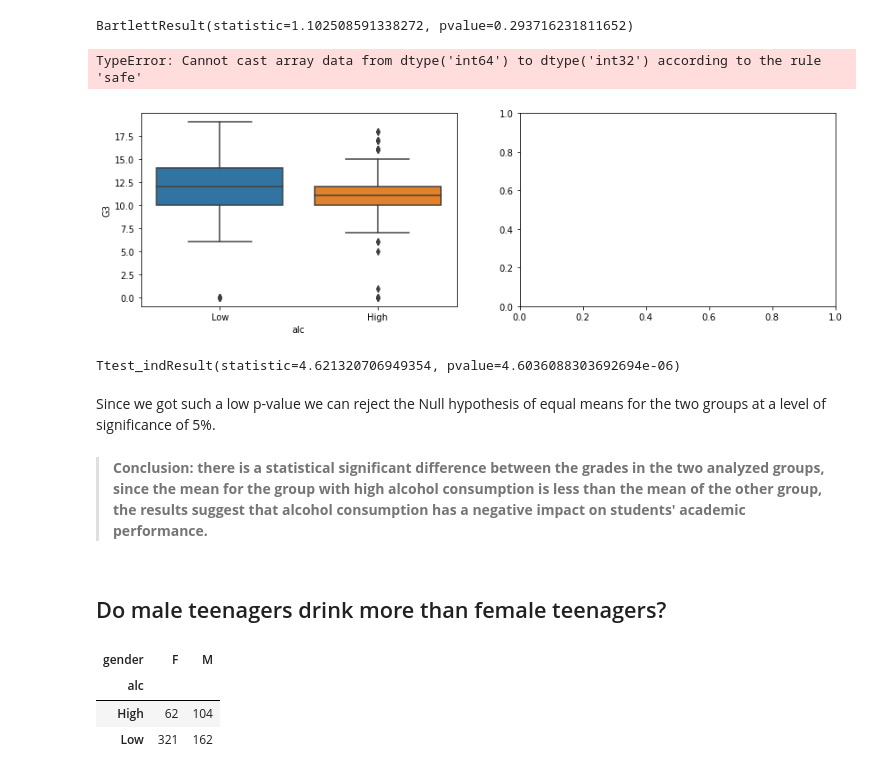
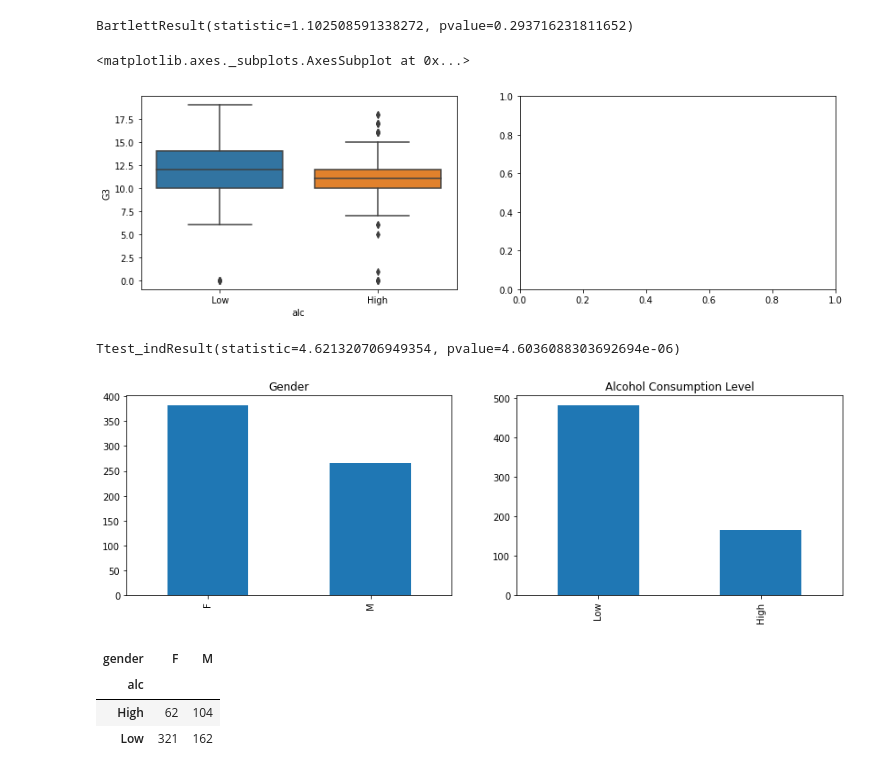
Before and after one commit to phanisai22/Data-science, a Jupyter notebook: TextBook - Become a Python Data Analyst/05 ScyPy.ipynb, the cells around one changed output. Cells and saved outputs as stored; diff of their text form; code cells hidden in the pictures.

```diff
--- a/TextBook - Become a Python Data Analyst/05 ScyPy.ipynb
+++ b/TextBook - Become a Python Data Analyst/05 ScyPy.ipynb
@@ -66,24 +66,20 @@ BartlettResult(statistic=1.102508591338272, pvalue=0.293716231811652)
 # %%
 fig, axes = plt.subplots(1,2, figsize = (14,4))
 sns.boxplot(x='alc', y='G3', data=student, ax=axes[0])
-sns.pointplot(x='alc', y='G3', data=student, ax=axes[1]);
+# sns.pointplot(x='alc', y='G3', data=student, ax=axes[1]);
 # %% [output]
-TypeError: Cannot cast array data from dtype('int64') to dtype('int32') according to the rule 'safe'
+<matplotlib.axes._subplots.AxesSubplot at 0x...>
 [figure]
 # %%
 stats.ttest_ind(grades_low_alc, grades_high_alc, equal_var=True)
 # %% [output]
 Ttest_indResult(statistic=4.621320706949354, pvalue=4.6036088303692694e-06)
-# %% [markdown]
-Since we got such a low p-value we can reject the Null hypothesis of equal means for the two groups at a level of significance of 5%.
-# %% [markdown]
-> **Conclusion: there is a statistical significant difference between the grades in the two analyzed groups, since the mean for the group with high alcohol consumption is less than the mean of the other group, the results suggest that alcohol consumption has a negative impact on students' academic performance.**
-# %% [markdown]
-## Do male teenagers drink more than female teenagers?
 # %%
 fig, axes = plt.subplots(1,2, figsize = (14,4))
 student['gender'].value_counts().plot(kind='bar', ax=axes[0], title='Gender')
-student['acl'].value_counts().plot(kind='bar', ax=axes[1], title='Alcohol Consumption Level');
+student['alc'].value_counts().plot(kind='bar', ax=axes[1], title='Alcohol Consumption Level');
+# %% [output]
+[figure, added]
 # %%
 gender_alc_table = pd.crosstab(student['alc'], student['gender'])
 gender_alc_table
```
Also changed, not shown: 1 other file.
